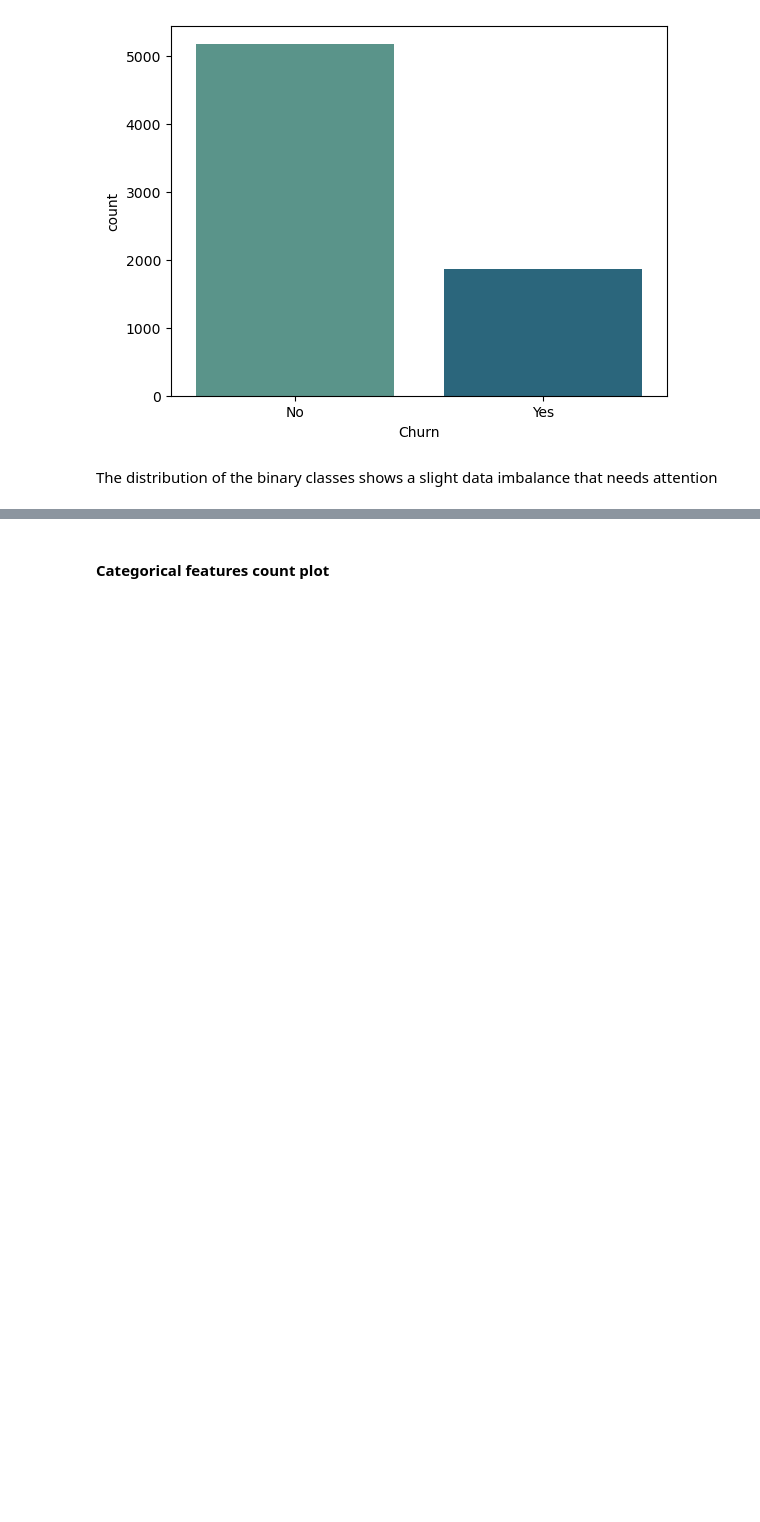
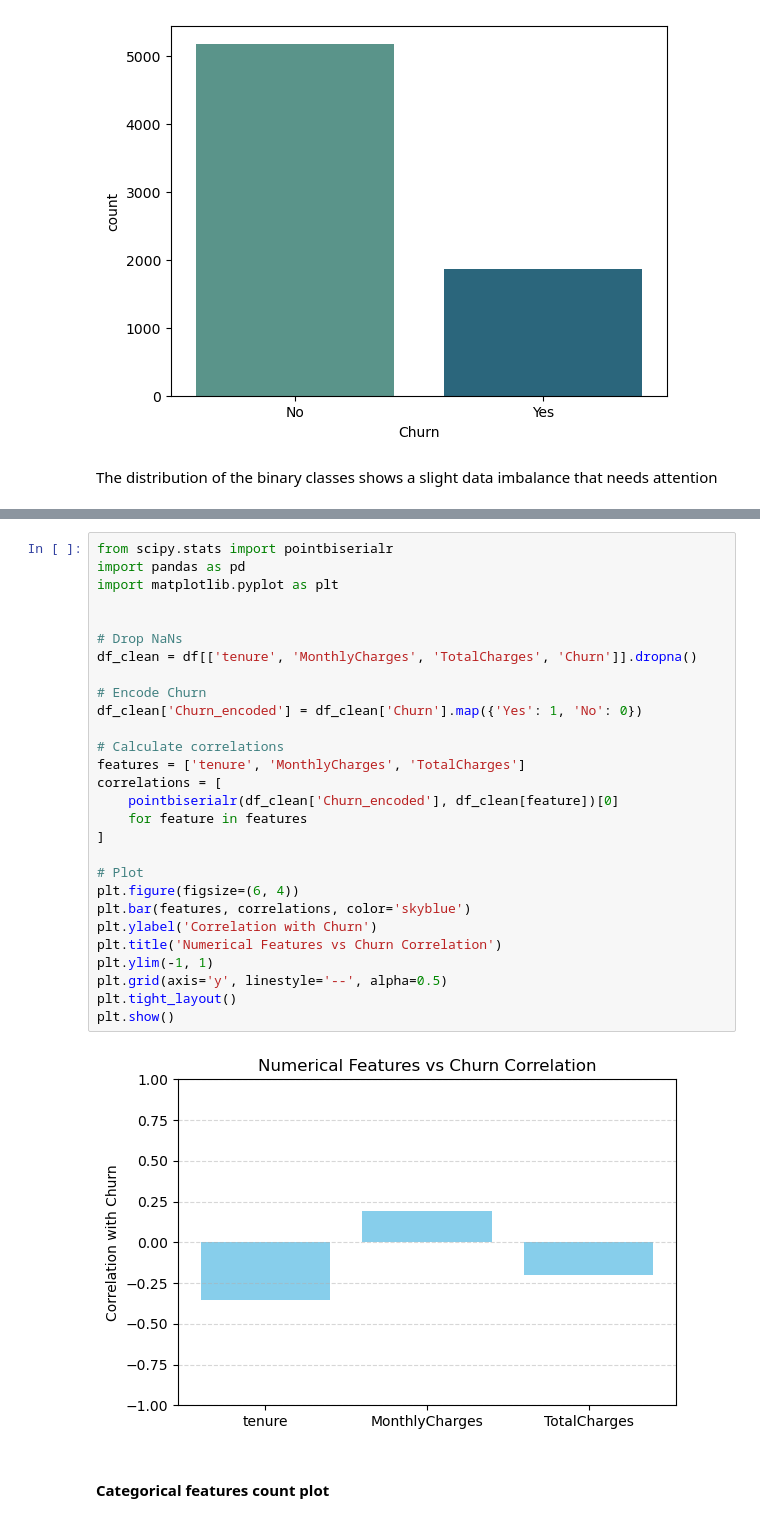
Before and after one commit to PiyushLuitel-07/Telco-Customer-Churn-Prediction-using-Traditional-ML-Algorithm-vs-Transformer-Based-Models, a Jupyter notebook: notebooks/step1_preprocessing.ipynb, the cells around one changed output, grey strips where cells are left out. Saved outputs shown, nothing was run; the diff lists cells and outputs as text; blank space fills up the shorter version.

```diff
--- a/notebooks/step1_preprocessing.ipynb
+++ b/notebooks/step1_preprocessing.ipynb
@@ -252,3 +264,33 @@ The distribution of the binary classes shows a slight data imbalance that needs
+# %%
+from scipy.stats import pointbiserialr
+import pandas as pd
+import matplotlib.pyplot as plt
+
+
+# Drop NaNs
+df_clean = df[['tenure', 'MonthlyCharges', 'TotalCharges', 'Churn']].dropna()
+
+# Encode Churn
+df_clean['Churn_encoded'] = df_clean['Churn'].map({'Yes': 1, 'No': 0})
+
+# Calculate correlations
+features = ['tenure', 'MonthlyCharges', 'TotalCharges']
+correlations = [
+    pointbiserialr(df_clean['Churn_encoded'], df_clean[feature])[0]
+    for feature in features
+]
+
+# Plot
+plt.figure(figsize=(6, 4))
+plt.bar(features, correlations, color='skyblue')
+plt.ylabel('Correlation with Churn')
+plt.title('Numerical Features vs Churn Correlation')
+plt.ylim(-1, 1)
+plt.grid(axis='y', linestyle='--', alpha=0.5)
+plt.tight_layout()
+plt.show()
+# %% [output]
+[figure, added]
 # %% [markdown]
 #### Categorical features count plot
 # %%
```
Also changed, not shown: parts of 2 cells of this notebook, 3 other files.
